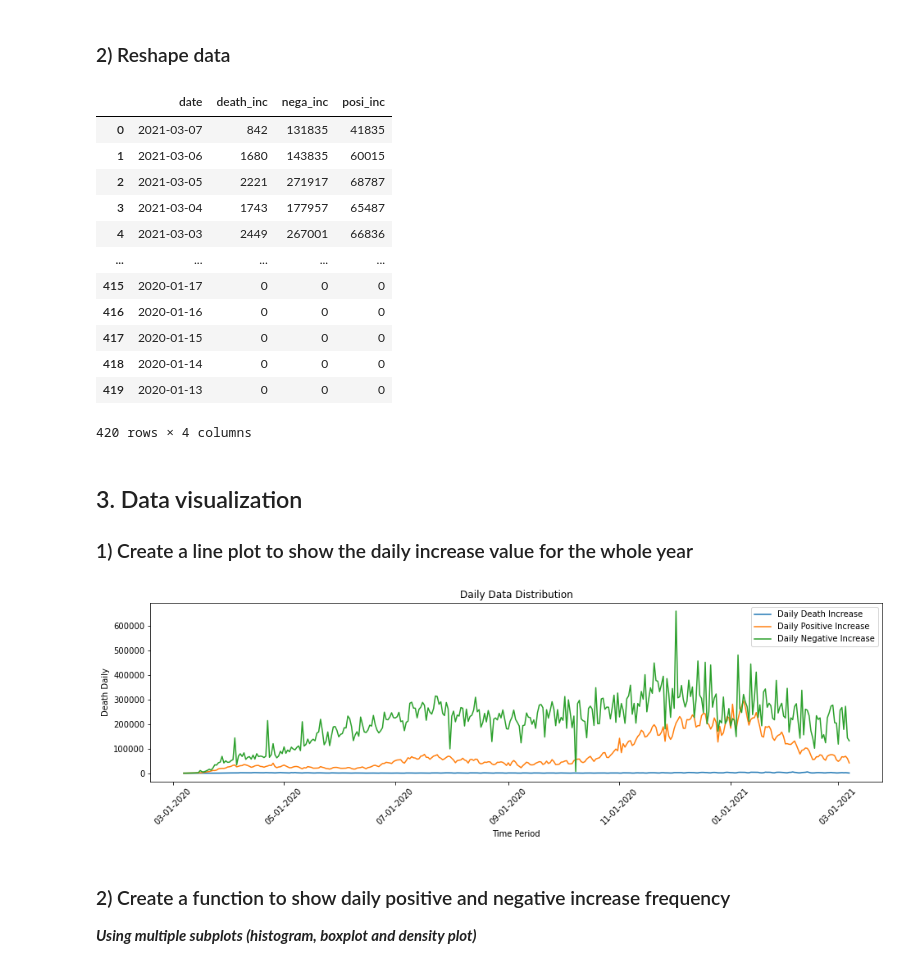
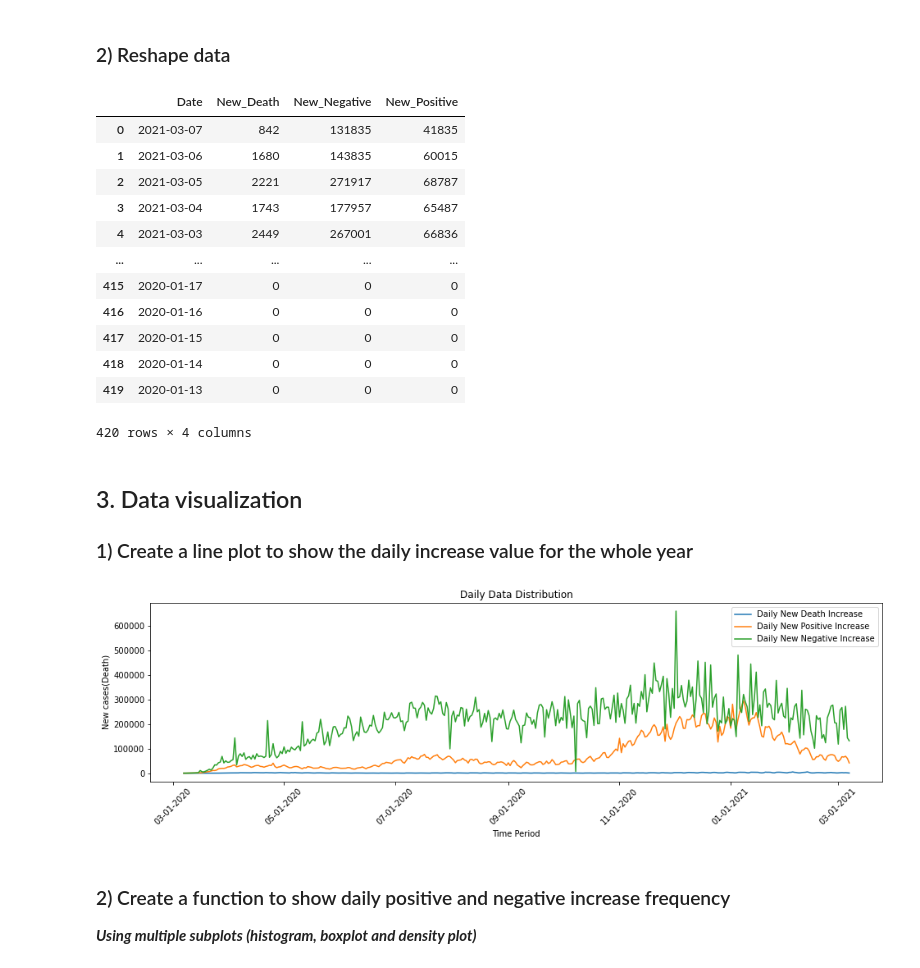
Before and after one commit to jkangc/COVID19_Analysis_with_Python, a Jupyter notebook: Project - Covid19 Tracker.ipynb, the cells around one changed output. Drawn from its saved outputs; the diff is of its cells as text; code cells hidden in the pictures.

```diff
--- a/Project - Covid19 Tracker.ipynb
+++ b/Project - Covid19 Tracker.ipynb
@@ -119,12 +119,12 @@ df_covid
 ### 2) Reshape data
 # %%
 # Capture the data that need
-df_case = pd.DataFrame({'date': df_covid.date, 'death_inc': df_covid.deathIncrease, 'nega_inc':df_covid.negativeIncrease,
-                        'posi_inc':df_covid.positiveIncrease})
+df_case = pd.DataFrame({'Date': df_covid.date, 'New_Death': df_covid.deathIncrease, 'New_Negative':df_covid.negativeIncrease,
+                        'New_Positive':df_covid.positiveIncrease})
 # %%
 df_case
 # %% [output]
-|  | date | death_inc | nega_inc | posi_inc |
+|  | Date | New_Death | New_Negative | New_Positive |
 | 0 | 2021-03-07 | 842 | 131835 | 41835 |
 | 1 | 2021-03-06 | 1680 | 143835 | 60015 |
 | 2 | 2021-03-05 | 2221 | 271917 | 68787 |
@@ -139,7 +139,7 @@ df_case
 420 rows × 4 columns
 # %%
 # Calculate which dates were worse(against prior date) to consider worse
-df_case['worse_date'] = df_case['posi_inc'].diff(periods=-1) > 0
+df_case['Worse_Date'] = df_case['New_Positive'].diff(periods=-1) > 0
 # %% [markdown]
 ## 3. Data visualization
 
@@ -147,38 +147,38 @@ df_case['worse_date'] = df_case['posi_inc'].diff(periods=-1) > 0
 # %%
 import matplotlib.dates as mdates
 from matplotlib.dates import DateFormatter
 
 # Create a distribution (graph) and display it
 # limit the latest 365 days (limit the time range)
 v1_data = df_case.loc[df_case.index <= 365]
 # v1_data = df_case[:100]
 
 # Create figure and plot space
 fig, ax = plt.subplots(figsize=(16, 4))
 
 # Add three plots x-axis and y-axis
-ax.plot(v1_data['date'], v1_data['death_inc'])
-ax.plot(v1_data['date'], v1_data['posi_inc'])
-ax.plot(v1_data['date'], v1_data['nega_inc'])
+ax.plot(v1_data['Date'], v1_data['New_Death'])
+ax.plot(v1_data['Date'], v1_data['New_Positive'])
+ax.plot(v1_data['Date'], v1_data['New_Negative'])
 
 # Set title and labels for axes
 ax.set(xlabel="Time Period",
-       ylabel="Death Daily",
+       ylabel="New cases(Death)",
        title="Daily Data Distribution",)
 
 # Define the date format
 date_form = DateFormatter("%m-%d-%Y")
 ax.xaxis.set_major_formatter(date_form)
 plt.xticks(rotation = 45)
 # fig.autofmt_xdate()
 
 # Add legend
-ax.legend(labels = ['Daily Death Increase', 'Daily Positive Increase', 'Daily Negative Increase'])
+ax.legend(labels = ['Daily New Death Increase', 'Daily New Positive Increase', 'Daily New Negative Increase'])
 
 # Show the figure
 plt.show()
 # %% [output]
-[figure, old version]
+[figure, new version]
 # %% [markdown]
 ### 2) Create a function to show daily positive and negative increase frequency
 ***Using multiple subplots (histogram, boxplot and density plot)***
```
Also changed, not shown: parts of 11 cells of this notebook.
